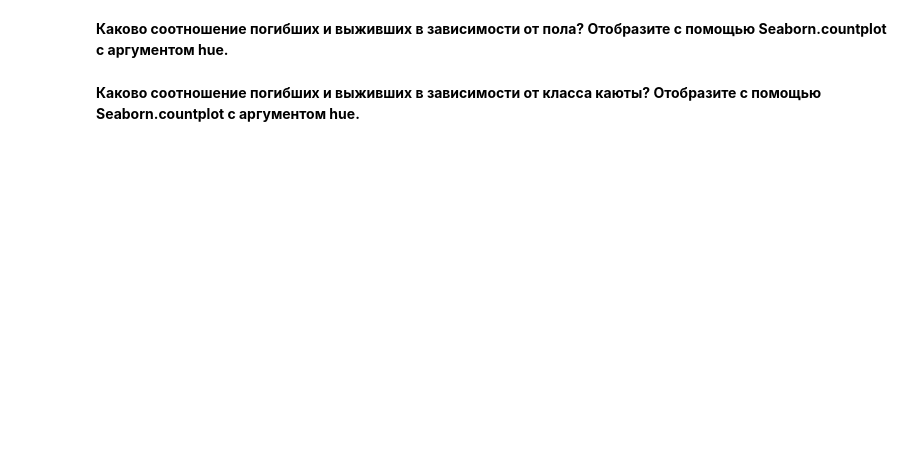
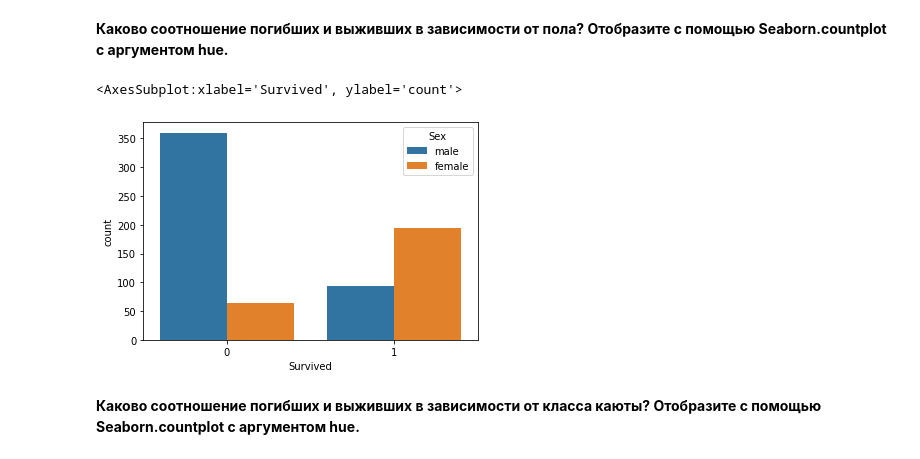
Before and after one commit to ShwarzeWolf/Loftschool_ML, a Jupyter notebook: week3/HW_Lec_3_Визуальный_анализ_данных_Титаник.ipynb, the cells around one changed output. Cells and saved outputs as stored; diff of their text form; code cells hidden in the pictures; blank space fills up the shorter version.

```diff
--- a/week3/HW_Lec_3_Визуальный_анализ_данных_Титаник.ipynb
+++ b/week3/HW_Lec_3_Визуальный_анализ_данных_Титаник.ipynb
@@ -54,2 +100,7 @@ train_df['Fare_no_out'] = fare_pclass1_no_out.append(fare_pclass2_no_out)\
+# %%
+sns.countplot(train_df['Survived'], hue=train_df['Sex'])
+# %% [output]
+<AxesSubplot:xlabel='Survived', ylabel='count'>
+[figure, added]
 # %% [markdown]
 **Каково соотношение погибших и выживших в зависимости от класса каюты? Отобразите c помощью Seaborn.countplot c аргументом hue.**
```
Also changed, not shown: parts of 14 cells of this notebook, 1 other file.
